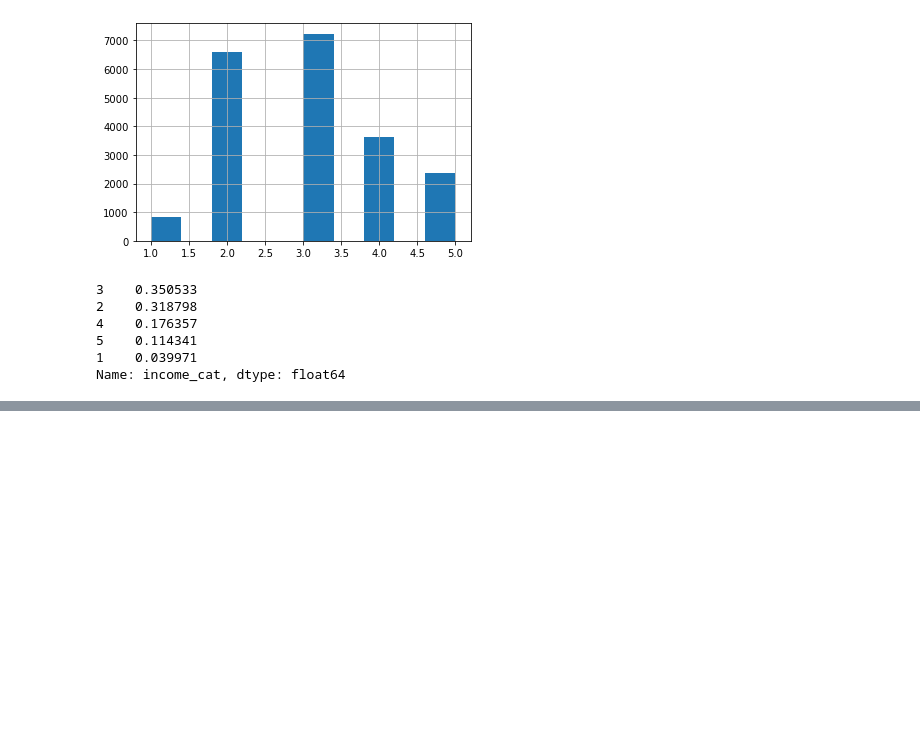
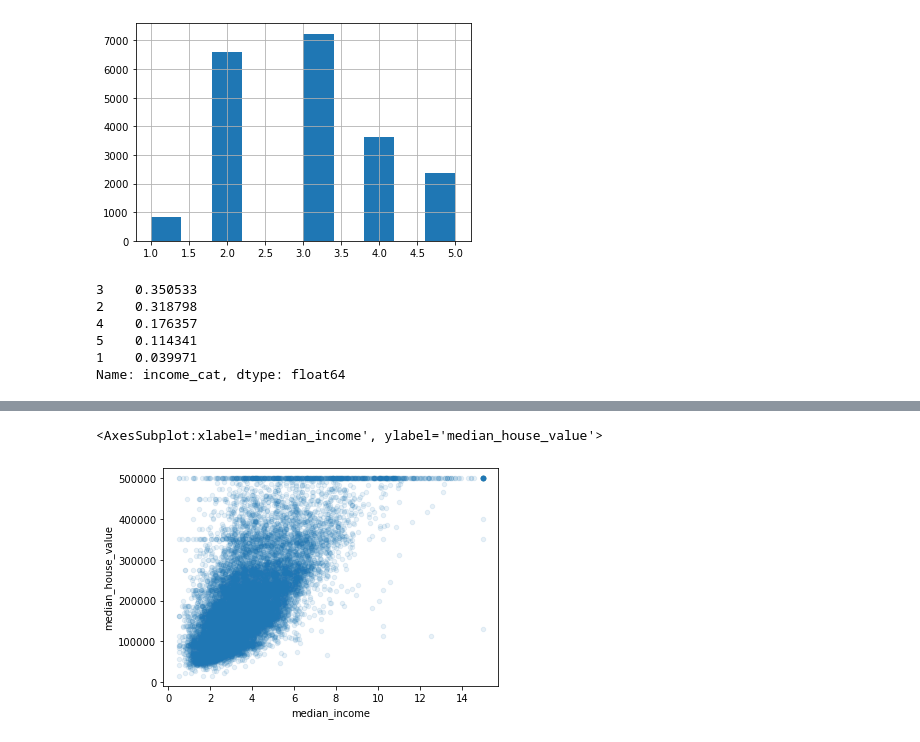
Before and after one commit to erdavg/housing, a Jupyter notebook: Housing.ipynb, the cells around one changed output, grey strips where cells are left out. Saved outputs shown, nothing was run; the diff lists cells and outputs as text; code cells hidden in the pictures; blank space fills up the shorter version.

```diff
--- a/Housing.ipynb
+++ b/Housing.ipynb
@@ -188,0 +216,7 @@ Name: median_house_value, dtype: float64
+# %%
+## El ingreso que mas ayudaria a predecir el valor medio de las casas es el ingreso medio
+housing.plot(kind="scatter", x="median_income", y="median_house_value",
+alpha=0.1)
+# %% [output]
+<AxesSubplot:xlabel='median_income', ylabel='median_house_value'>
+[figure, added]
```
Also changed, not shown: parts of 23 cells of this notebook.
